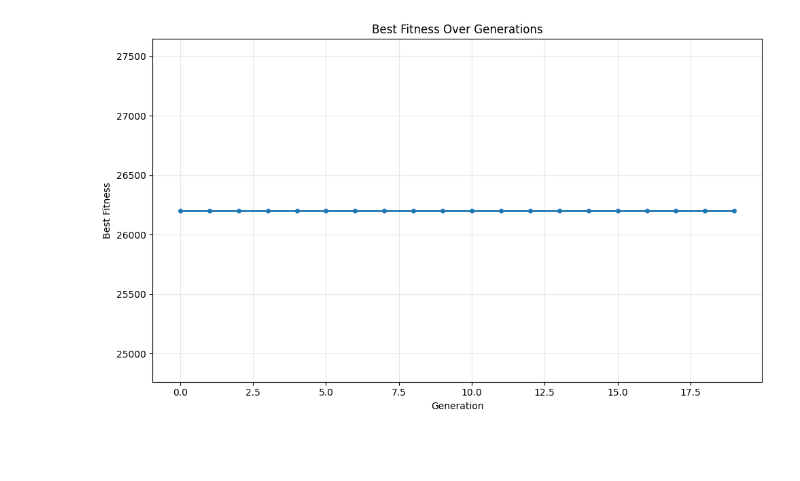
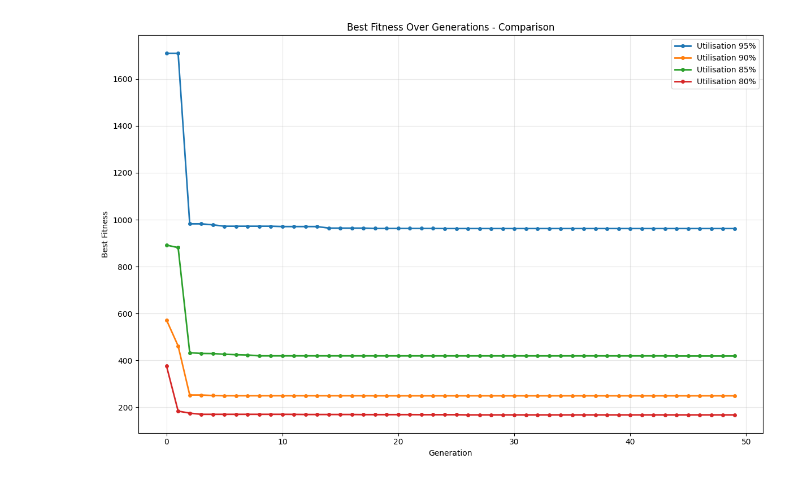
Before and after one commit to Biboy-al/baseline-489, a Jupyter notebook: visuals/graphFitness.ipynb, the cells around one changed output. Drawn from its saved outputs; the diff is of its cells as text; code cells hidden in the pictures; blank space fills up the shorter version.

```diff
--- a/visuals/graphFitness.ipynb
+++ b/visuals/graphFitness.ipynb
@@ -2,21 +2,22 @@
 import pandas as pd
 # %%
 from matplotlib import pyplot as plt
+import pandas as pd
 
+def plot(data_dict):
+    # Create the plot
+    plt.figure(figsize=(12, 8))
 
-def plot(stat):
-    # Create the plot
-    plt.figure(figsize=(10, 6))
-    plt.plot(stat['generation'], stat['best_fitness'], marker='o', linewidth=2, markersize=4)
+    # Plot each dataset
+    for label, csv_path in data_dict.items():
+        stat = pd.read_csv(csv_path)
+        plt.plot(stat['generation'], stat['best_individual_fitness'],
+                marker='o', linewidth=2, markersize=4, label=label)
+
     plt.xlabel('Generation')
     plt.ylabel('Best Fitness')
-    plt.title('Best Fitness Over Generations')
+    plt.title('Best Fitness Over Generations - Comparison')
+    plt.legend()
     plt.grid(True, alpha=0.3)
     plt.tight_layout()
     plt.show()
-# %%
-stat = pd.read_csv("../src/project489/stats.csv")
-
-plot = plot(stat)
-# %% [output]
-[figure, removed]
@@ -22,0 +58,12 @@ plot = plot(stat)
+# %%
+data_dict_baseline = {
+    'Utilisation 95%': 'data/stats_baseline_95.csv',
+    'Utilisation 90%': 'data/stats_baseline_9.csv',
+    'Utilisation 85%': 'data/stats_baseline_85.csv',
+    'Utilisation 80%': 'data/stats_baseline_8.csv',
+}
+
+
+plot(data_dict_baseline)
+# %% [output]
+[figure, added]
```
Also changed, not shown: parts of 3 cells of this notebook, 59 other files.
